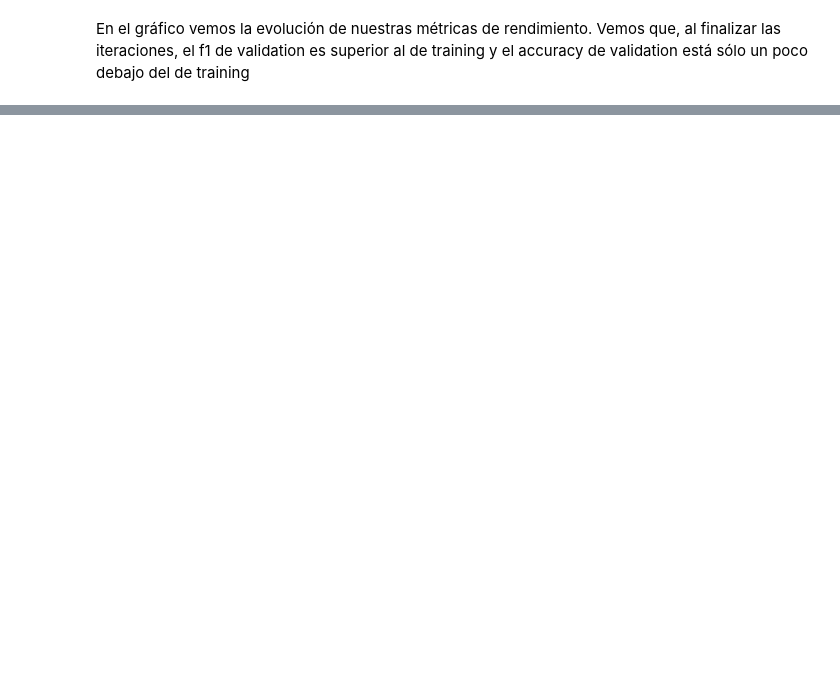
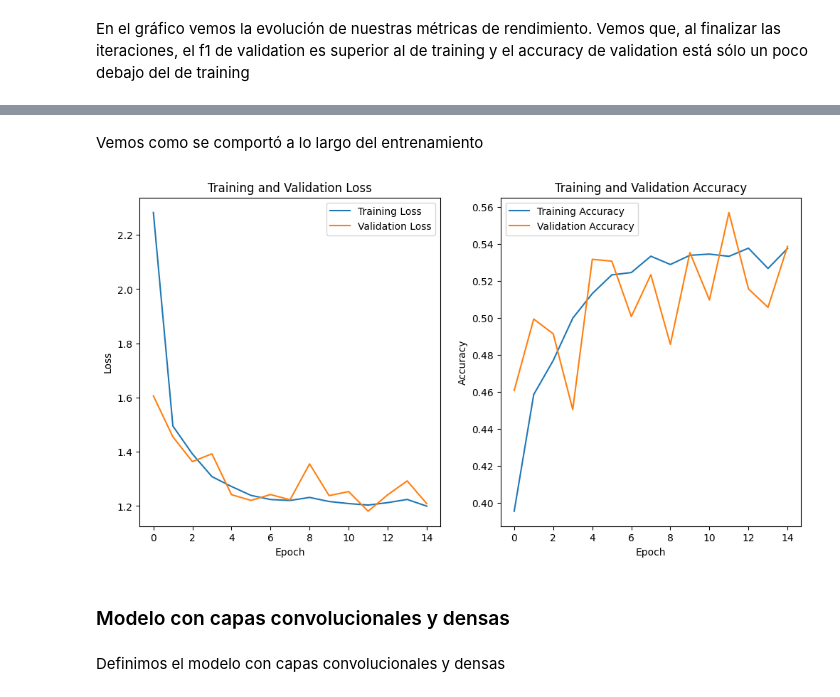
Before and after one commit to Simon890/aa2tp, a Jupyter notebook: Solucion.ipynb, the cells around one changed output, grey strips where cells are left out. Drawn from its saved outputs; the diff is of its cells as text; code cells hidden in the pictures; blank space fills up the shorter version.

```diff
--- a/Solucion.ipynb
+++ b/Solucion.ipynb
@@ -782,0 +976,9 @@ En el gráfico vemos la evolución de nuestras métricas de rendimiento. Vemos q
+# %%
+dense_model = Sequential([
+    Flatten(input_shape=(150, 150, 3)),
+    Dense(128, activation='relu'),
+    Dense(64, activation='relu'),
+    Dense(6, activation='softmax')
+])
+
+dense_model.compile(optimizer='adam', loss='categorical_crossentropy', metrics=['accuracy'])
@@ -782,0 +1007,2 @@ En el gráfico vemos la evolución de nuestras métricas de rendimiento. Vemos q
+# %%
+history_dense_model = dense_model.fit(train_generator, epochs=15, validation_data=val_generator)
@@ -782,0 +1035,36 @@ En el gráfico vemos la evolución de nuestras métricas de rendimiento. Vemos q
+# %% [markdown]
+Vemos como se comportó a lo largo del entrenamiento
+# %%
+def see_history_model(history):
+  train_loss = history.history['loss']
+  train_accuracy = history.history['accuracy']
+  val_loss = history.history['val_loss']
+  val_accuracy = history.history['val_accuracy']
+
+  plt.figure(figsize=(12, 6))
+
+  plt.subplot(1, 2, 1)
+  plt.plot(train_loss, label='Training Loss')
+  plt.plot(val_loss, label='Validation Loss')
+  plt.title('Training and Validation Loss')
+  plt.xlabel('Epoch')
+  plt.ylabel('Loss')
+  plt.legend()
+
+  plt.subplot(1, 2, 2)
+  plt.plot(train_accuracy, label='Training Accuracy')
+  plt.plot(val_accuracy, label='Validation Accuracy')
+  plt.title('Training and Validation Accuracy')
+  plt.xlabel('Epoch')
+  plt.ylabel('Accuracy')
+  plt.legend()
+
+  plt.show()
+
+see_history_model(history_dense_model)
+# %% [output]
+[figure, added]
+# %% [markdown]
+### Modelo con capas convolucionales y densas
+# %% [markdown]
+Definimos el modelo con capas convolucionales y densas
```
Also changed, not shown: parts of 79 cells of this notebook.
